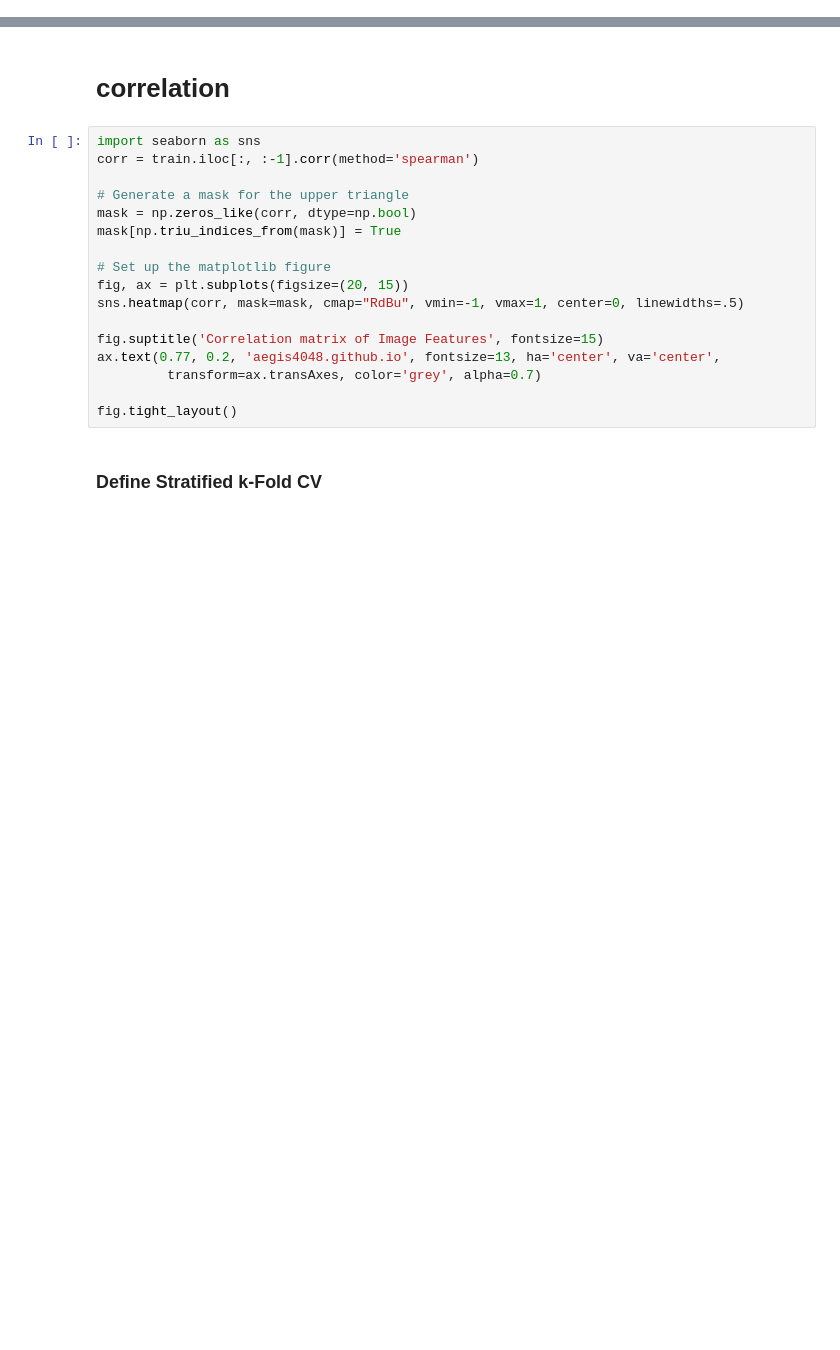
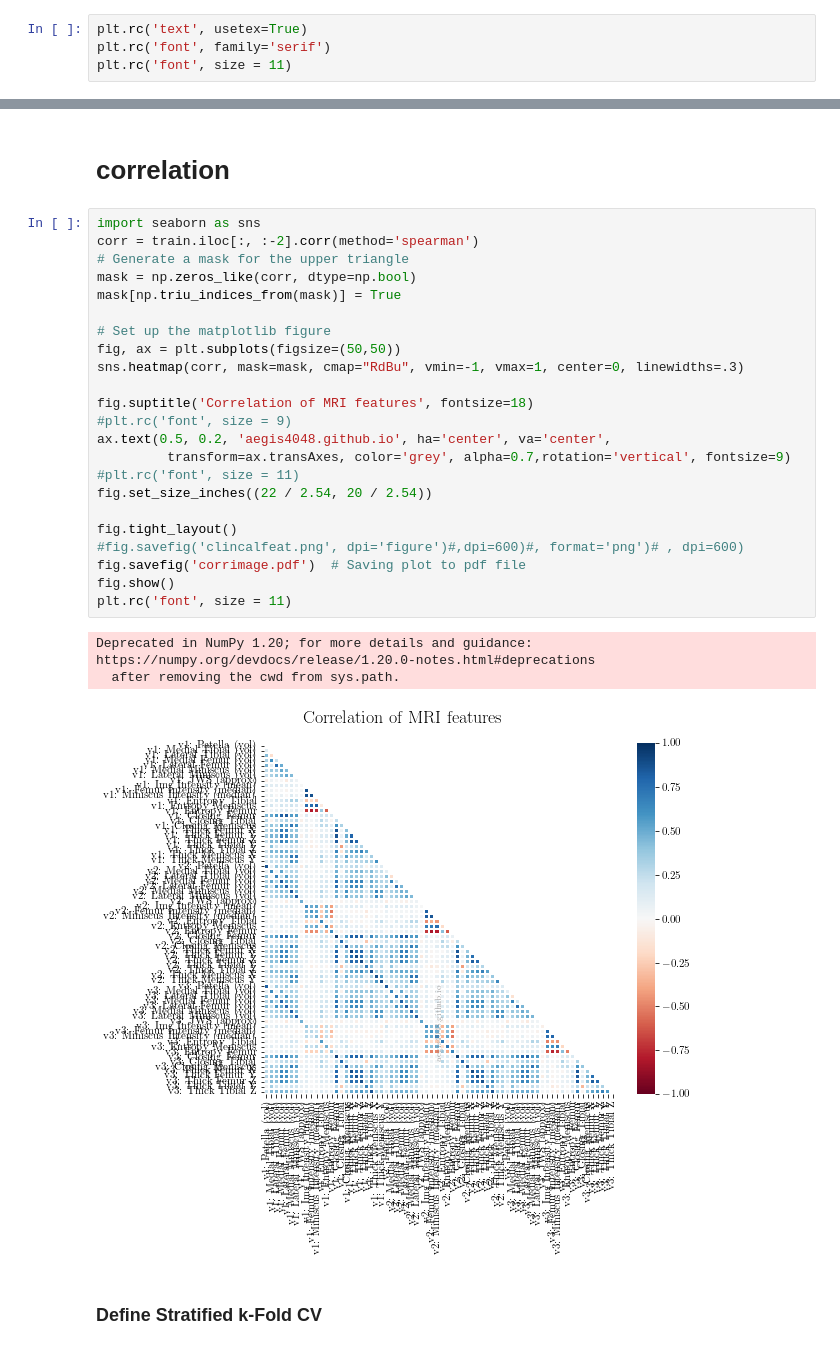
Before and after one commit to lathomsen/TKR_prediction_from_serial_MRI_and_Clinical_data, a Jupyter notebook: LR_imagedata.ipynb, the cells around one changed output, grey strips where cells are left out. Cells and saved outputs as stored; diff of their text form; blank space fills up the shorter version.

```diff
--- a/LR_imagedata.ipynb
+++ b/LR_imagedata.ipynb
@@ -23,6 +23,10 @@ def get_standard_diviation(values):
   s = np.sqrt(np.sum((values-mean)**2)/(n-1))
 
   return s # (mean-2*s, mean+2*s)
+# %%
+plt.rc('text', usetex=True)
+plt.rc('font', family='serif')
+plt.rc('font', size = 11)
 # %% [markdown]
 ## Load data
 # %%
@@ -100,21 +108,31 @@ X_val= np.array(val)
 # correlation
 # %%
 import seaborn as sns
-corr = train.iloc[:, :-1].corr(method='spearman')
-
+corr = train.iloc[:, :-2].corr(method='spearman')
 # Generate a mask for the upper triangle
 mask = np.zeros_like(corr, dtype=np.bool)
 mask[np.triu_indices_from(mask)] = True
 
 # Set up the matplotlib figure
-fig, ax = plt.subplots(figsize=(20, 15))
-sns.heatmap(corr, mask=mask, cmap="RdBu", vmin=-1, vmax=1, center=0, linewidths=.5)
+fig, ax = plt.subplots(figsize=(50,50))
+sns.heatmap(corr, mask=mask, cmap="RdBu", vmin=-1, vmax=1, center=0, linewidths=.3)
 
-fig.suptitle('Correlation matrix of Image Features', fontsize=15)
-ax.text(0.77, 0.2, 'aegis4048.github.io', fontsize=13, ha='center', va='center',
-         transform=ax.transAxes, color='grey', alpha=0.7)
+fig.suptitle('Correlation of MRI features', fontsize=18)
+#plt.rc('font', size = 9)
+ax.text(0.5, 0.2, 'aegis4048.github.io', ha='center', va='center',
+         transform=ax.transAxes, color='grey', alpha=0.7,rotation='vertical', fontsize=9)
+#plt.rc('font', size = 11)
+fig.set_size_inches((22 / 2.54, 20 / 2.54))
 
 fig.tight_layout()
+#fig.savefig('clincalfeat.png', dpi='figure')#,dpi=600)#, format='png')# , dpi=600)
+fig.savefig('corrimage.pdf')  # Saving plot to pdf file
+fig.show()
+plt.rc('font', size = 11)
+# %% [output]
+Deprecated in NumPy 1.20; for more details and guidance: https://numpy.org/devdocs/release/1.20.0-notes.html#deprecations
+  after removing the cwd from sys.path.
+[figure, added]
 # %% [markdown]
 ### Define Stratified k-Fold CV
 # %%
```
Also changed, not shown: parts of 18 cells of this notebook.
